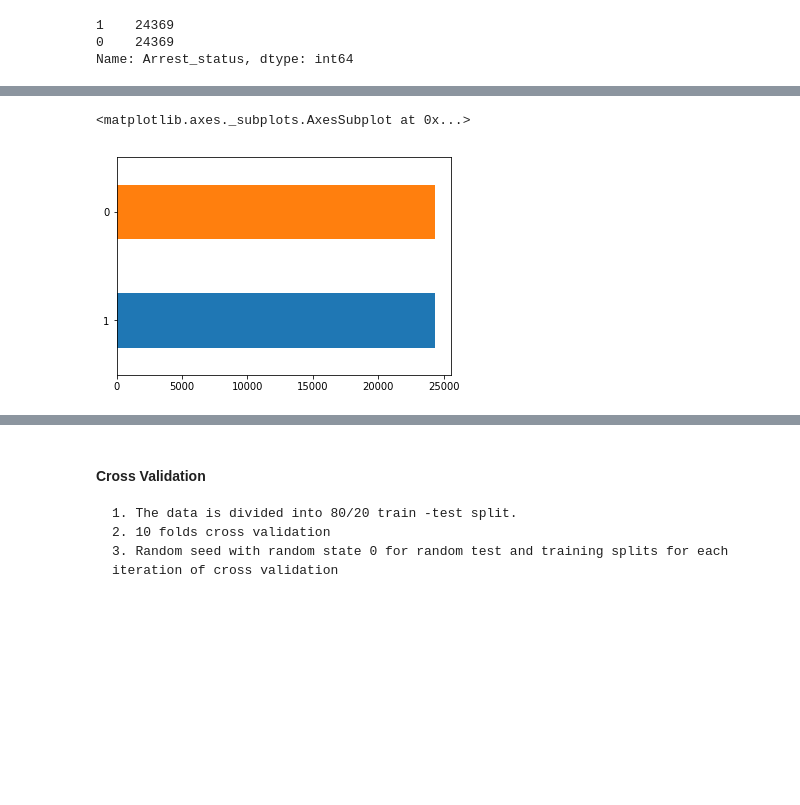
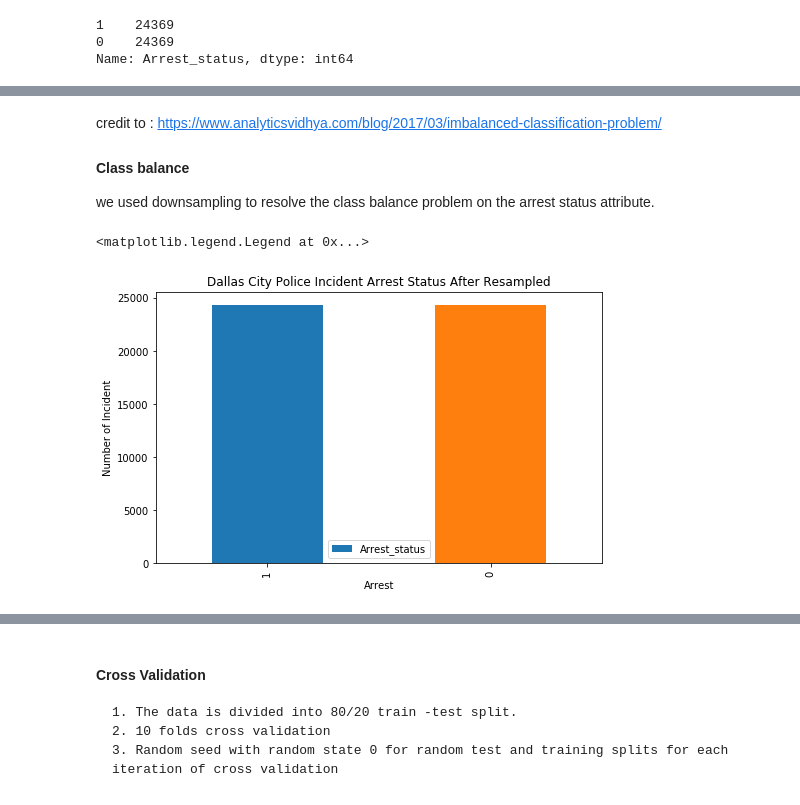
Before and after one commit to chaoshunh/MSDS7331-Data-Mining, a Jupyter notebook: In_depth_full/MINI LAB- OCT 4.ipynb, the cells around one changed output, grey strips where cells are left out. Saved outputs shown, nothing was run; the diff lists cells and outputs as text; code cells hidden in the pictures; blank space fills up the shorter version.

```diff
--- a/In_depth_full/MINI LAB- OCT 4.ipynb
+++ b/In_depth_full/MINI LAB- OCT 4.ipynb
@@ -142,6 +161,6 @@ incident.sample(2)
-# %%
-incident.Arrest_status.value_counts()
-incident['Arrest_status'].value_counts().plot(kind='barh')
-# %% [output]
-<matplotlib.axes._subplots.AxesSubplot at 0x...>
-[figure, removed]
+# %% [markdown]
+ credit to : https://www.analyticsvidhya.com/blog/2017/03/imbalanced-classification-problem/
+
+ #### Class balance
+
+ we used downsampling to resolve the class balance problem on the arrest status attribute.
@@ -148,3 +170,15 @@ incident['Arrest_status'].value_counts().plot(kind='barh')
+# %%
+plt.figure(figsize=(8,5))
+
+incident.Arrest_status.value_counts()
+incident['Arrest_status'].value_counts().plot(kind='bar')
+plt.title("Dallas City Police Incident Arrest Status After Resampled")
+plt.ylabel('Number of Incident')
+plt.xlabel('Arrest')
+plt.legend()
+# %% [output]
+<matplotlib.legend.Legend at 0x...>
+[figure, added]
 # %%
 # UCR_Offense_Name change this
 
```
Also changed, not shown: parts of 26 cells of this notebook.
